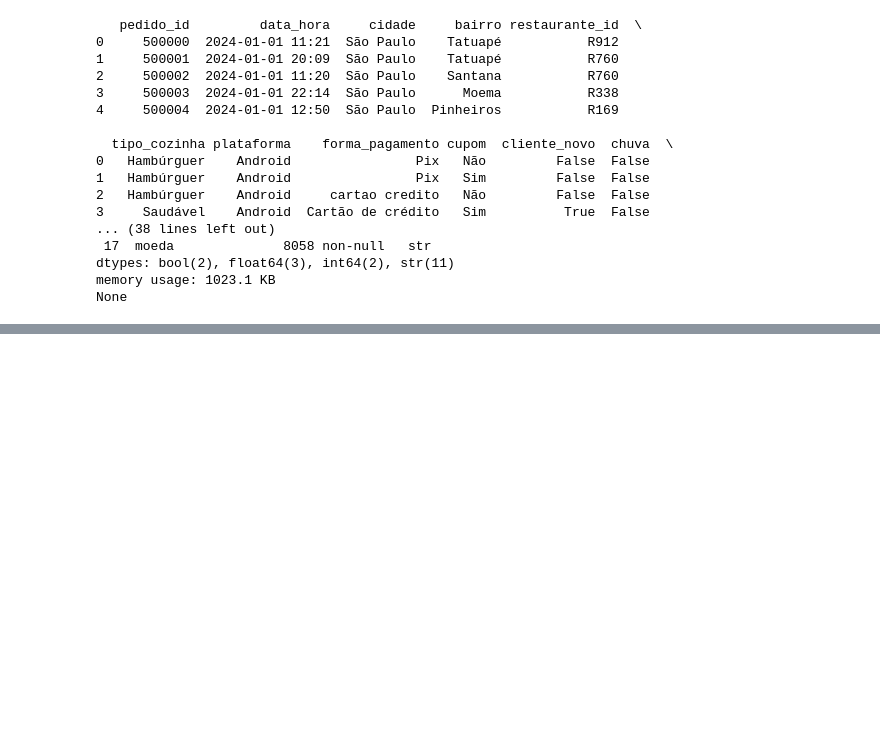
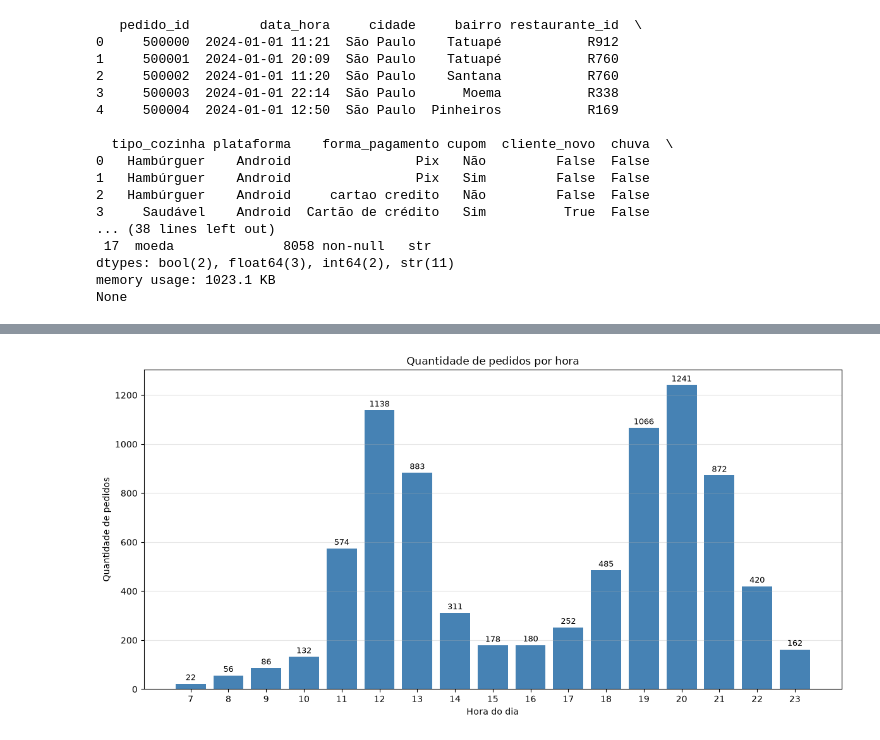
Before and after one commit to ivanjoncesar-ai/Trabalho_Ivan, a Jupyter notebook: Trabalho_Ivan.ipynb, the cells around one changed output, grey strips where cells are left out. Cells and saved outputs as stored; diff of their text form; code cells hidden in the pictures; blank space fills up the shorter version.

```diff
--- a/Trabalho_Ivan.ipynb
+++ b/Trabalho_Ivan.ipynb
@@ -28,0 +387,20 @@ None
+# %%
+pedidos_por_hora = df.groupby("hora").size().sort_index()
+
+plt.figure(figsize=(12, 6))
+plt.bar(
+    pedidos_por_hora.index, pedidos_por_hora.values, color="steelblue"
+)
+plt.title("Quantidade de pedidos por hora")
+plt.xlabel("Hora do dia")
+plt.ylabel("Quantidade de pedidos")
+plt.xticks(pedidos_por_hora.index)
+plt.grid(axis="y", alpha=0.3)
+
+for hora, quantidade in pedidos_por_hora.items():
+  plt.text(hora, quantidade + 15, str(quantidade), ha="center", fontsize=9)
+
+plt.tight_layout()
+plt.show()
+# %% [output]
+[figure, added]
```
Also changed, not shown: parts of 97 cells of this notebook, 5 other files.
